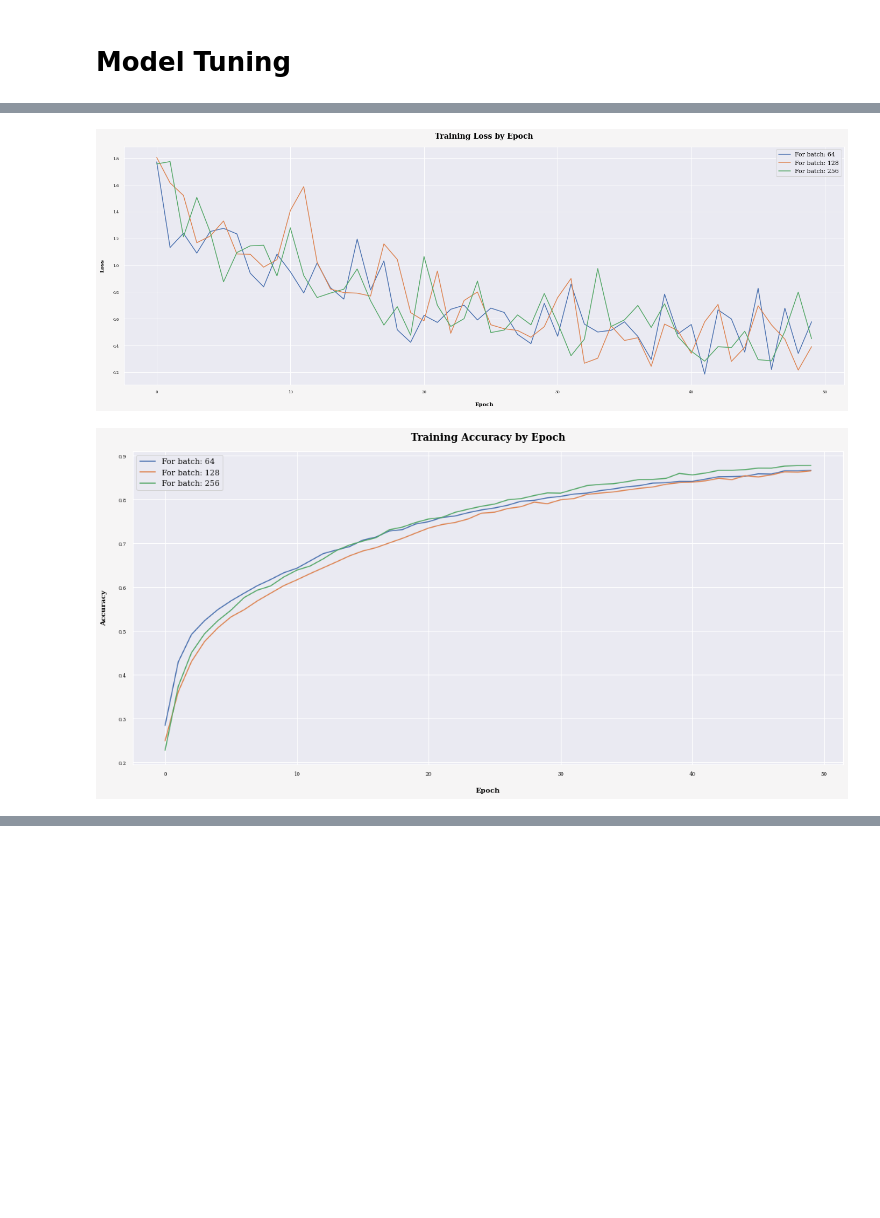
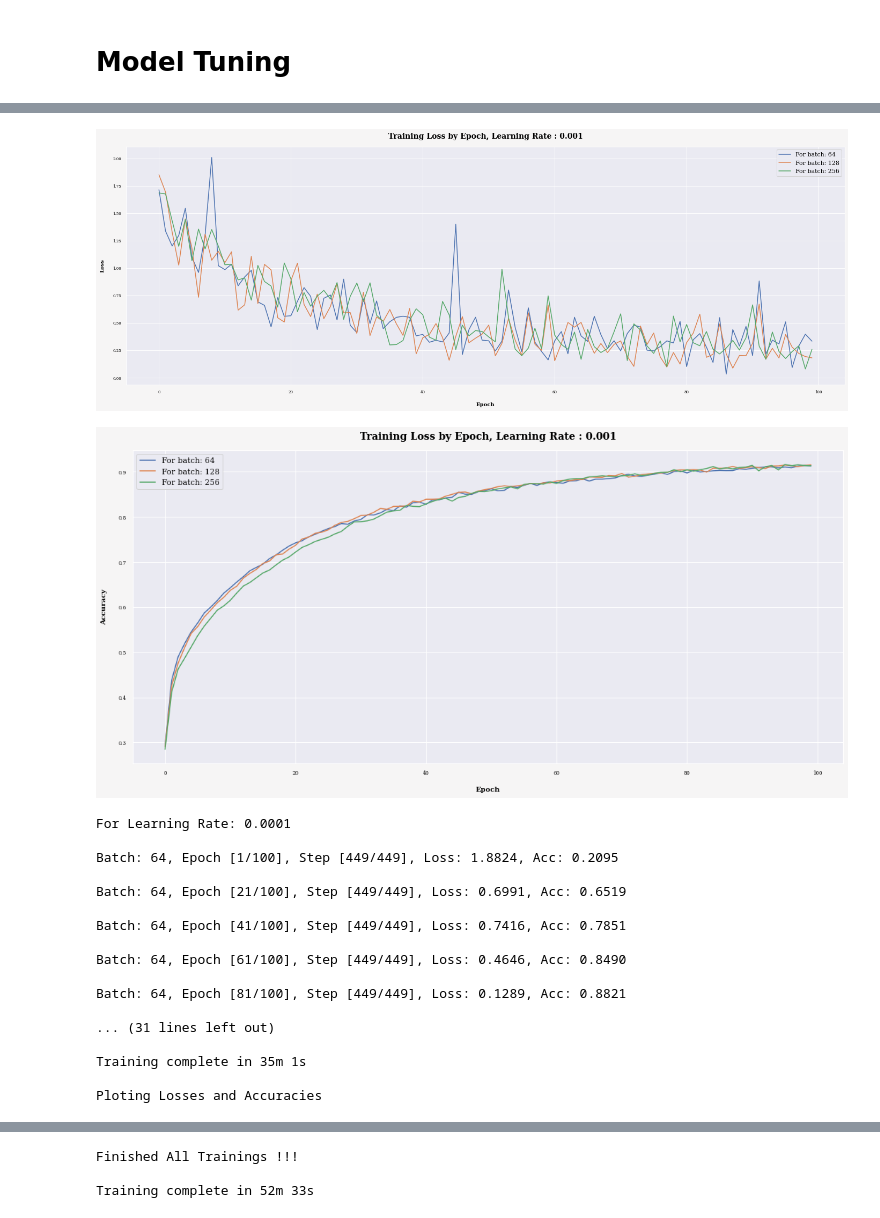
Before and after one commit to emil-ayv/Emotion_Recognition_Project, a Jupyter notebook: emotion_pred.ipynb, the cells around one changed output, grey strips where cells are left out. Cells and saved outputs as stored; diff of their text form; code cells hidden in the pictures; blank space fills up the shorter version.

```diff
--- a/emotion_pred.ipynb
+++ b/emotion_pred.ipynb
@@ -540,27 +561,19 @@ model = ConvNet()
 print("PyTorch version:", torch.__version__)
 print("Torchvision version:", torchvision.__version__)
 
-# For Windows and Linux
 
 
-device = torch.device('cuda' if torch.cuda.is_available() else 'cpu')
-print(f"Using device: {device}")
+if torch.cuda.is_available():
+      device = torch.device('cuda')
+      print(f"Using device: {device}")
+      print(torch.cuda.get_device_name(0))
 
-if device.type == 'cuda':
-    print(torch.cuda.get_device_name(0))
-
-
-# -----------------------------------------------------------------------
-
-# For Mac
-
-
-# if torch.backends.mps.is_available():
-#       device = torch.device("mps")
-#       print('Running on the GPU')
-
-# else:
-#       device = torch.device("cpu")
-#       print('Running on the CPU')
+elif torch.backends.mps.is_available():
+      device = torch.device("mps")
+      print(f"Using device: {device}")
+      print('Running on the GPU')
+else:
+      device = torch.device("cpu")
+      print('Running on the CPU')
 # %% [output]
 PyTorch version: 2.1.2
@@ -718,14 +754,14 @@ def tuning_model(model, optimizer, criterion, epochs, batch_sizes, learning_rate
 # Model Tuning
 # %%
 # Hyperparameters
-LEARNING_RATE = 0.001
-EPOCHS = 50
+LEARNING_RATE = [0.001, 1e-04, 1e-05]
+EPOCHS = 100
 BATCH_SIZE = [64, 128, 256]
-WEIGHTS = torch.tensor([1.0, 3.0, 1.0, 0.9, 1.0, 1.4, 1.0], dtype=torch.float).to(device)
+WEIGHTS = torch.tensor([1.0, 5.0, 1.0, 0.9, 1.0, 1.8, 1.0], dtype=torch.float).to(device)
 
 # Model
 model = ConvNet().to(device)
-optimizer = torch.optim.Adam(model.parameters(), lr=LEARNING_RATE)
+# optimizer = torch.optim.Adam(model.parameters(), lr=LEARNING_RATE)
 criterion = nn.CrossEntropyLoss(weight=WEIGHTS)
 
 # Training
@@ -750,3 +786,20 @@ Training complete in 8m 47s
 Ploting Losses and Accuracies
-[figure, old version]
+[figure, new version]
-[figure, old version]
+[figure, new version]
+For Learning Rate: 0.0001
+
+Batch: 64, Epoch [1/100], Step [449/449], Loss: 1.8824, Acc: 0.2095
+
+Batch: 64, Epoch [21/100], Step [449/449], Loss: 0.6991, Acc: 0.6519
+
+Batch: 64, Epoch [41/100], Step [449/449], Loss: 0.7416, Acc: 0.7851
+
+Batch: 64, Epoch [61/100], Step [449/449], Loss: 0.4646, Acc: 0.8490
+
+Batch: 64, Epoch [81/100], Step [449/449], Loss: 0.1289, Acc: 0.8821
+
+... (31 lines left out)
+
+Training complete in 35m 1s
+
+Ploting Losses and Accuracies
@@ -753,2 +827,5 @@ Ploting Losses and Accuracies
+Finished All Trainings !!!
+
+Training complete in 52m 33s
 # %%
 # Hyperparameters
```
Also changed, not shown: parts of 9 cells of this notebook.
